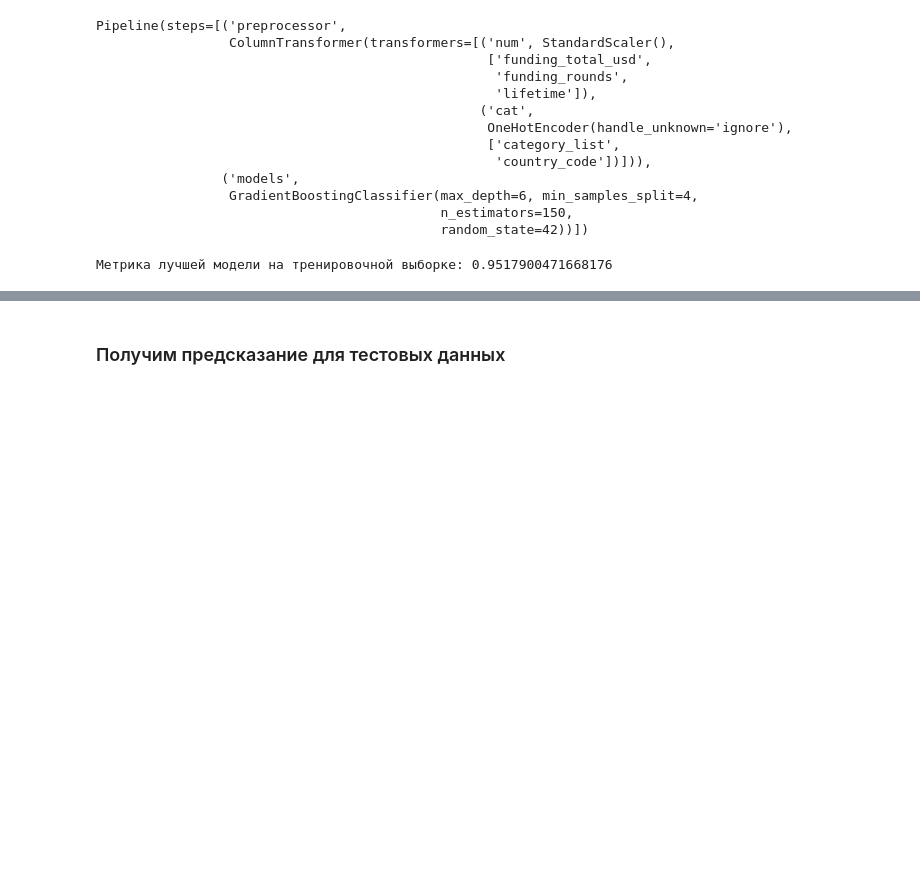
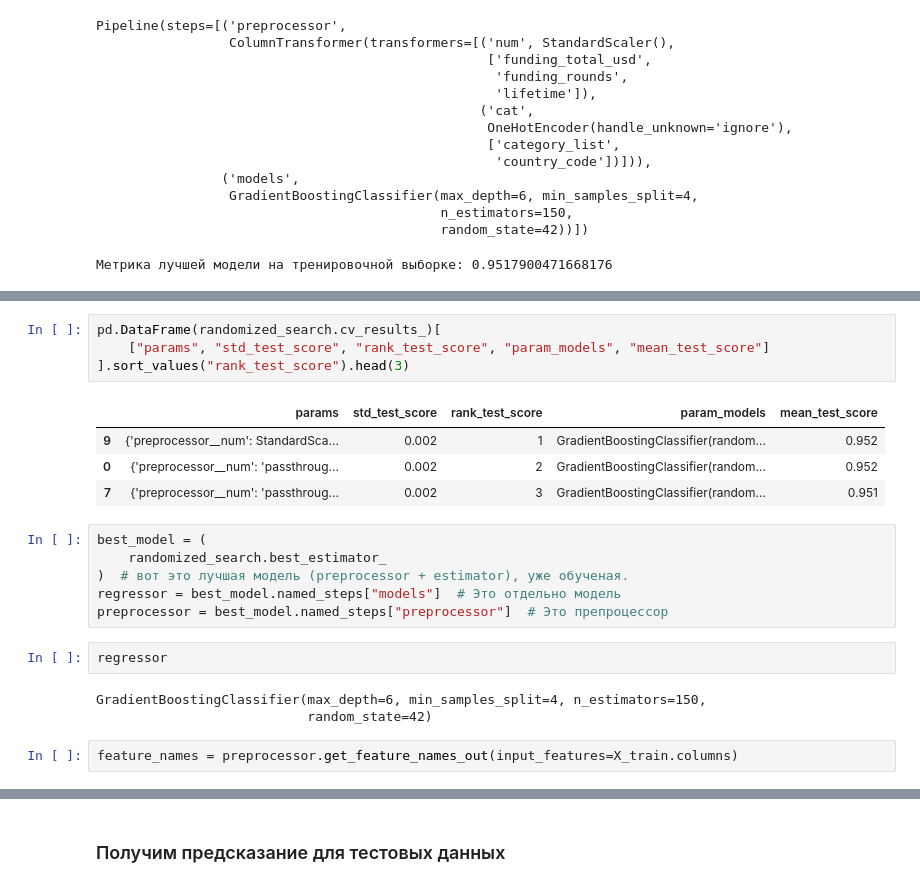
Before and after one commit to skorpion-anna/startups-operations, a Jupyter notebook: startups_operations_close_predictions.ipynb, the cells around one changed output, grey strips where cells are left out. Drawn from its saved outputs; the diff is of its cells as text; blank space fills up the shorter version.

```diff
--- a/startups_operations_close_predictions.ipynb
+++ b/startups_operations_close_predictions.ipynb
@@ -821,0 +826,22 @@ Pipeline(steps=[('preprocessor',
+# %%
+pd.DataFrame(randomized_search.cv_results_)[
+    ["params", "std_test_score", "rank_test_score", "param_models", "mean_test_score"]
+].sort_values("rank_test_score").head(3)
+# %% [output]
+|  | params | std_test_score | rank_test_score | param_models | mean_test_score |
+| 9 | {'preprocessor__num': StandardSca... | 0.002 | 1 | GradientBoostingClassifier(random... | 0.952 |
+| 0 | {'preprocessor__num': 'passthroug... | 0.002 | 2 | GradientBoostingClassifier(random... | 0.952 |
+| 7 | {'preprocessor__num': 'passthroug... | 0.002 | 3 | GradientBoostingClassifier(random... | 0.951 |
+# %%
+best_model = (
+    randomized_search.best_estimator_
+)  # вот это лучшая модель (preprocessor + estimator), уже обученая.
+regressor = best_model.named_steps["models"]  # Это отдельно модель
+preprocessor = best_model.named_steps["preprocessor"]  # Это препроцессор
+# %%
+regressor
+# %% [output]
+GradientBoostingClassifier(max_depth=6, min_samples_split=4, n_estimators=150,
+                           random_state=42)
+# %%
+feature_names = preprocessor.get_feature_names_out(input_features=X_train.columns)
```
Also changed, not shown: parts of 17 cells of this notebook.
